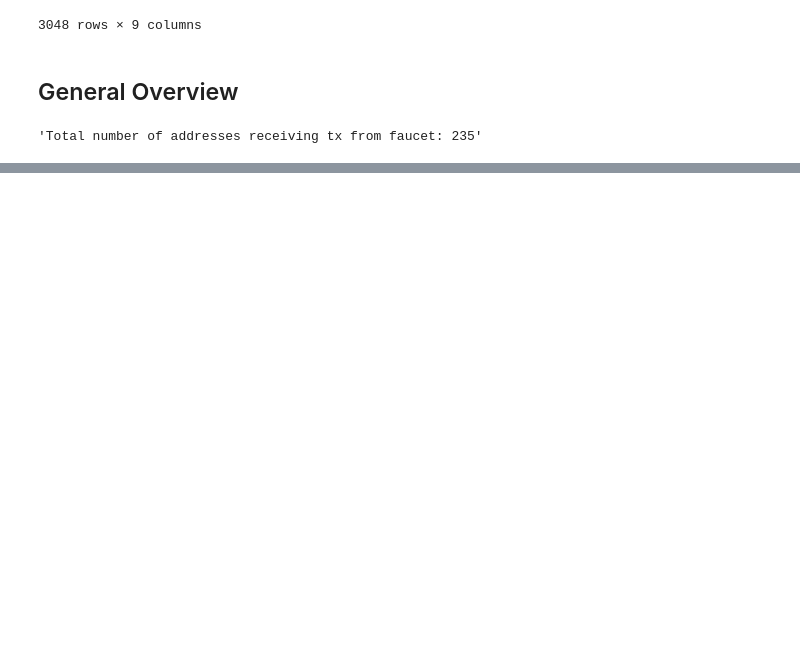
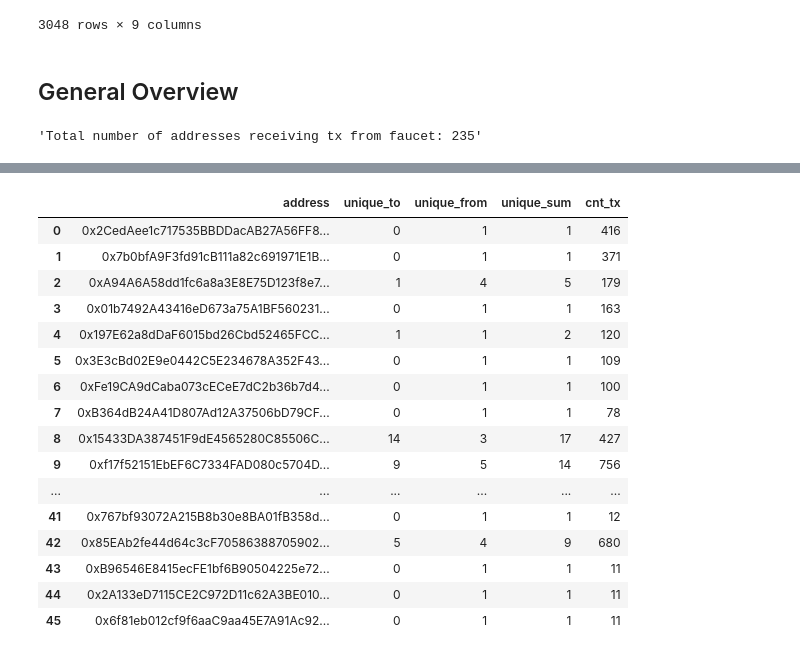
Before and after one commit to kiview/ethereum-network-analysis, a Jupyter notebook: faceut_exploit_analysis.ipynb, the cells around one changed output, grey strips where cells are left out. Drawn from its saved outputs; the diff is of its cells as text; code cells hidden in the pictures; blank space fills up the shorter version.

```diff
--- a/faceut_exploit_analysis.ipynb
+++ b/faceut_exploit_analysis.ipynb
@@ -203,3 +70,0 @@ e
-# %%
-pd.set_option('display.max_rows', 100)
-new_data =faucet_tx_counts[faucet_tx_counts['to'] > 7]
@@ -361,0 +124,15 @@ ad
+# %%
+def count_unique_interactions(a):
+    to_targets = data[data['from'] == a] # this queries could be joined, but then we would need to filter out a from the results
+    from_targets = data[data['to'] == a]
+
+    number_tx = len(to_targets.index) + len(from_targets.index)
+
+    # Not working trivially because of possible NaN values
+    #first_transaction = min(to_targets['timestamp'].min(), from_targets['timestamp'].min())
+    #last_transaction = max(to_targets['timestamp'].max(), from_targets['timestamp'].max())
+
+    unique_to_cnt = len(to_targets['to'].unique())
+    unique_from_cnt = len(from_targets['from'].unique())
+
+    return [a, unique_to_cnt, unique_from_cnt, unique_to_cnt + unique_from_cnt, number_tx]
@@ -361,0 +179,24 @@ ad
+# %%
+interactions_per_susp_address = [count_unique_interactions(a) for a in tqdm(adresses_with_many_tx.index, total=len(adresses_with_many_tx.index))]
+# %%
+df_interactions_sup = pd.DataFrame(interactions_per_susp_address, columns=['address', 'unique_to', 'unique_from', 'unique_sum', 'cnt_tx'])
+df_interactions_sup.to_csv('account_interaction_susp_counts.csv')
+df_interactions_sup
+# %% [output]
+|  | address | unique_to | unique_from | unique_sum | cnt_tx |
+| 0 | 0x2CedAee1c717535BBDDacAB27A56FF8... | 0 | 1 | 1 | 416 |
+| 1 | 0x7b0bfA9F3fd91cB111a82c691971E1B... | 0 | 1 | 1 | 371 |
+| 2 | 0xA94A6A58dd1fc6a8a3E8E75D123f8e7... | 1 | 4 | 5 | 179 |
+| 3 | 0x01b7492A43416eD673a75A1BF560231... | 0 | 1 | 1 | 163 |
+| 4 | 0x197E62a8dDaF6015bd26Cbd52465FCC... | 1 | 1 | 2 | 120 |
+| 5 | 0x3E3cBd02E9e0442C5E234678A352F43... | 0 | 1 | 1 | 109 |
+| 6 | 0xFe19CA9dCaba073cECeE7dC2b36b7d4... | 0 | 1 | 1 | 100 |
+| 7 | 0xB364dB24A41D807Ad12A37506bD79CF... | 0 | 1 | 1 | 78 |
+| 8 | 0x15433DA387451F9dE4565280C85506C... | 14 | 3 | 17 | 427 |
+| 9 | 0xf17f52151EbEF6C7334FAD080c5704D... | 9 | 5 | 14 | 756 |
+| ... | ... | ... | ... | ... | ... |
+| 41 | 0x767bf93072A215B8b30e8BA01fB358d... | 0 | 1 | 1 | 12 |
+| 42 | 0x85EAb2fe44d64c3cF70586388705902... | 5 | 4 | 9 | 680 |
+| 43 | 0xB96546E8415ecFE1bf6B90504225e72... | 0 | 1 | 1 | 11 |
+| 44 | 0x2A133eD7115CE2C972D11c62A3BE010... | 0 | 1 | 1 | 11 |
+| 45 | 0x6f81eb012cf9f6aaC9aa45E7A91Ac92... | 0 | 1 | 1 | 11 |
```
Also changed, not shown: parts of 45 cells of this notebook.
